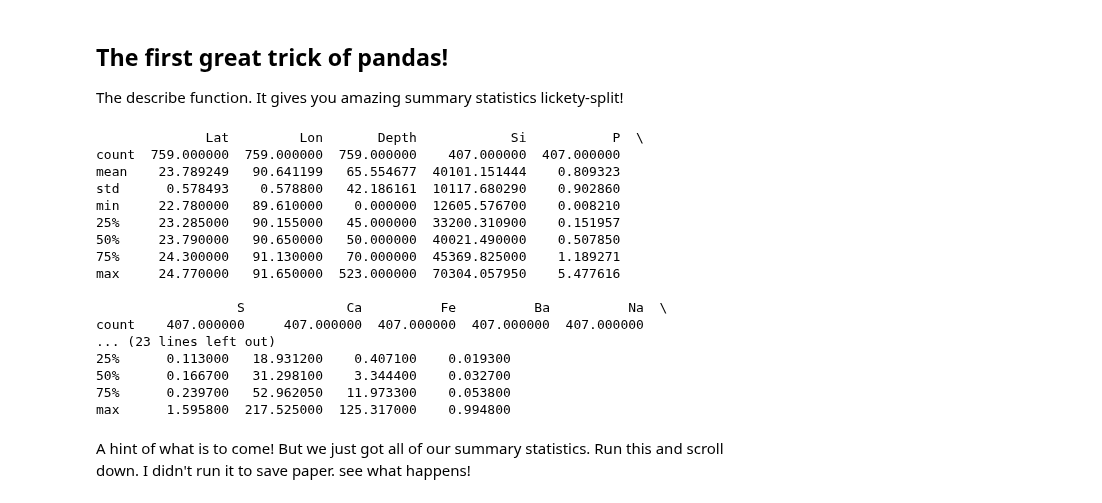
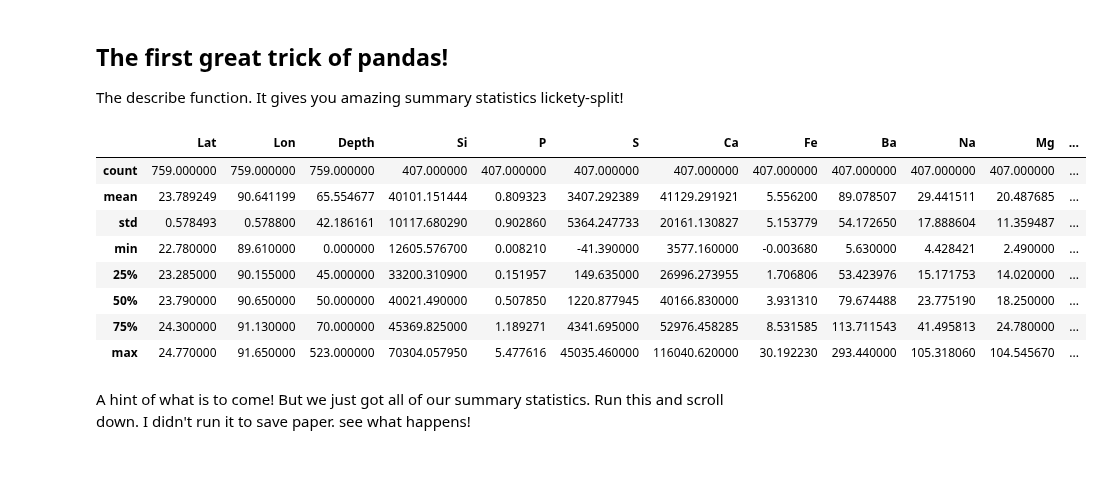
Before and after one commit to bmaillou/BigDataPython, a Jupyter notebook: Pandas_Well_Data.ipynb, the cells around one changed output. Drawn from its saved outputs; the diff is of its cells as text; code cells hidden in the pictures; blank space fills up the shorter version.

```diff
--- a/Pandas_Well_Data.ipynb
+++ b/Pandas_Well_Data.ipynb
@@ -118,26 +108,18 @@ df_well_data=pd.read_csv('well_data.csv',index_col=0)
 # %% [markdown]
 ## The first great trick of pandas!
 The describe function.  It gives you amazing summary statistics lickety-split!
-# %%
-print (df_well_data.describe())
-# %% [output]
-              Lat         Lon       Depth            Si           P  \
-count  759.000000  759.000000  759.000000    407.000000  407.000000
-mean    23.789249   90.641199   65.554677  40101.151444    0.809323
-std      0.578493    0.578800   42.186161  10117.680290    0.902860
-min     22.780000   89.610000    0.000000  12605.576700    0.008210
-25%     23.285000   90.155000   45.000000  33200.310900    0.151957
-50%     23.790000   90.650000   50.000000  40021.490000    0.507850
-75%     24.300000   91.130000   70.000000  45369.825000    1.189271
-max     24.770000   91.650000  523.000000  70304.057950    5.477616
-
-                  S             Ca          Fe          Ba          Na  \
-count    407.000000     407.000000  407.000000  407.000000  407.000000
-... (23 lines left out)
-25%      0.113000   18.931200    0.407100    0.019300
-50%      0.166700   31.298100    3.344400    0.032700
-75%      0.239700   52.962050   11.973300    0.053800
-max      1.595800  217.525000  125.317000    0.994800
+# %%
+df_well_data.describe()
+# %% [output]
+|  | Lat | Lon | Depth | Si | P | S | Ca | Fe | Ba | Na | Mg | ... |
+| count | 759.000000 | 759.000000 | 759.000000 | 407.000000 | 407.000000 | 407.000000 | 407.000000 | 407.000000 | 407.000000 | 407.000000 | 407.000000 | ... |
+| mean | 23.789249 | 90.641199 | 65.554677 | 40101.151444 | 0.809323 | 3407.292389 | 41129.291921 | 5.556200 | 89.078507 | 29.441511 | 20.487685 | ... |
+| std | 0.578493 | 0.578800 | 42.186161 | 10117.680290 | 0.902860 | 5364.247733 | 20161.130827 | 5.153779 | 54.172650 | 17.888604 | 11.359487 | ... |
+| min | 22.780000 | 89.610000 | 0.000000 | 12605.576700 | 0.008210 | -41.390000 | 3577.160000 | -0.003680 | 5.630000 | 4.428421 | 2.490000 | ... |
+| 25% | 23.285000 | 90.155000 | 45.000000 | 33200.310900 | 0.151957 | 149.635000 | 26996.273955 | 1.706806 | 53.423976 | 15.171753 | 14.020000 | ... |
+| 50% | 23.790000 | 90.650000 | 50.000000 | 40021.490000 | 0.507850 | 1220.877945 | 40166.830000 | 3.931310 | 79.674488 | 23.775190 | 18.250000 | ... |
+| 75% | 24.300000 | 91.130000 | 70.000000 | 45369.825000 | 1.189271 | 4341.695000 | 52976.458285 | 8.531585 | 113.711543 | 41.495813 | 24.780000 | ... |
+| max | 24.770000 | 91.650000 | 523.000000 | 70304.057950 | 5.477616 | 45035.460000 | 116040.620000 | 30.192230 | 293.440000 | 105.318060 | 104.545670 | ... |
 # %% [markdown]
 A hint of what is to come!  But we just got all of our summary statistics.  Run this and scroll down.  I didn't run it to save paper.  see what happens!
 # %%
```
Also changed, not shown: parts of 16 cells of this notebook.
